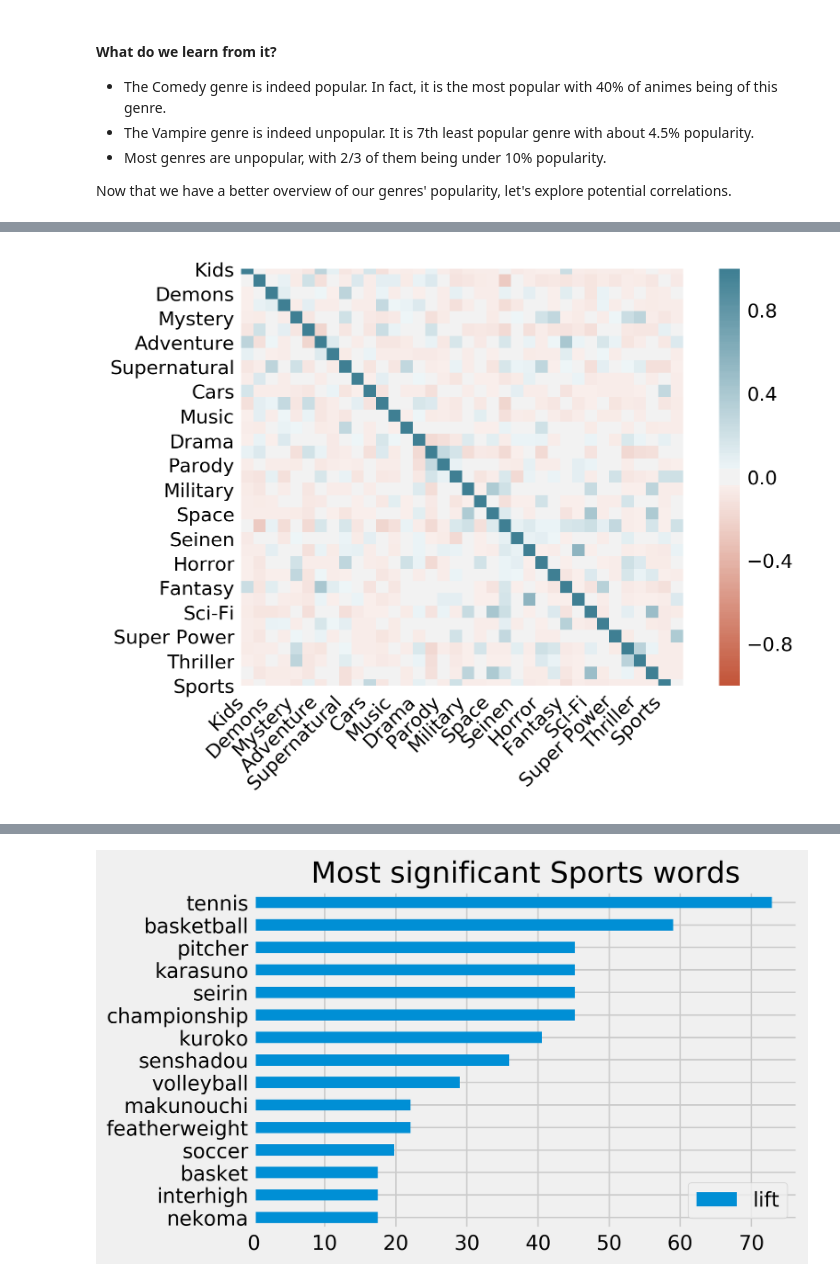
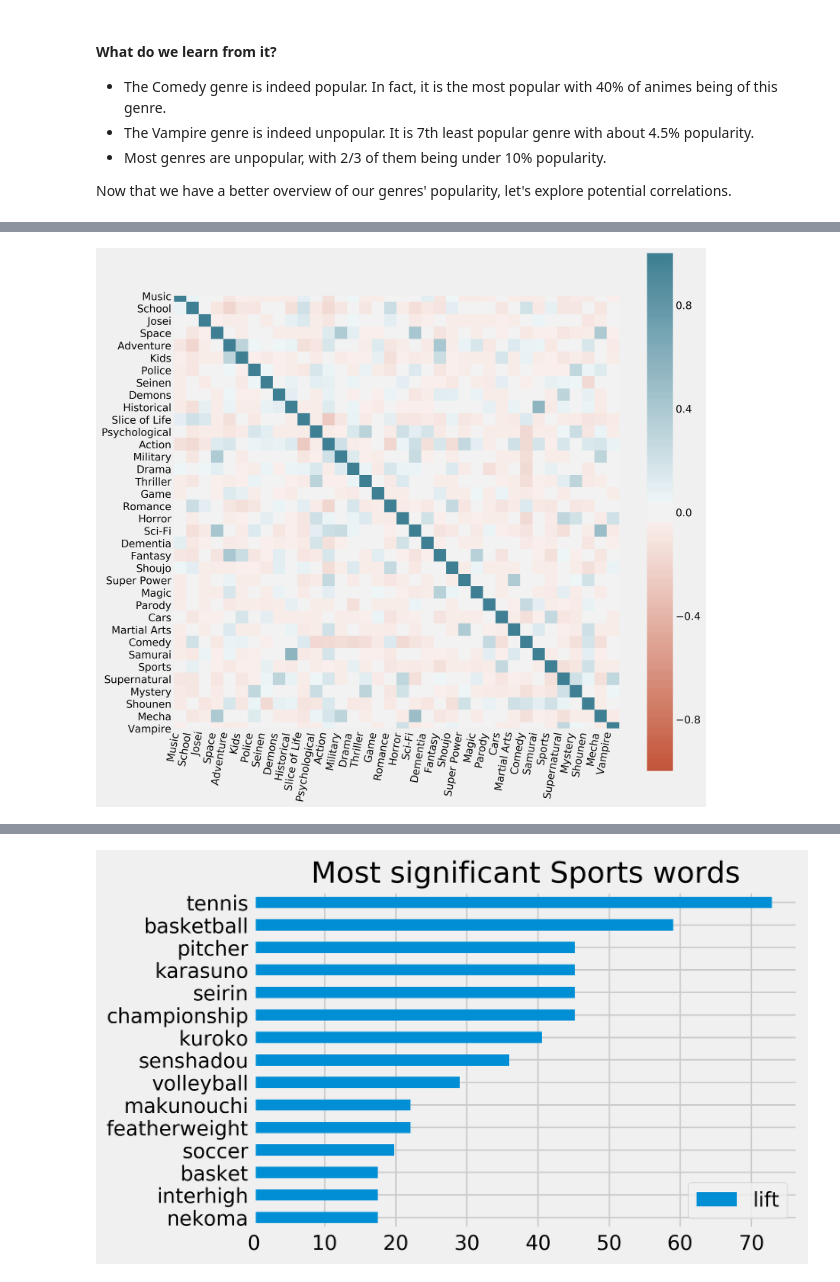
Before and after one commit to MaximeBastion/Anime_Classifier_Bayes, a Jupyter notebook: Anime_Classifier_Bayes.ipynb, the cells around one changed output, grey strips where cells are left out. Saved outputs shown, nothing was run; the diff lists cells and outputs as text; code cells hidden in the pictures.

```diff
--- a/Anime_Classifier_Bayes.ipynb
+++ b/Anime_Classifier_Bayes.ipynb
@@ -1092,8 +1102,0 @@ corr_df.corr()
-# %%
-mpl.rcParams['figure.dpi']= 300    # tells matplotlib to display inline plots at 300 DPI
-mpl.rc("savefig", dpi = 300)       # tells matplotlib to save plots at 300 DPI
-
-graph = isolated_test_set["prediction_score"].plot.hist(title = "Prediction Score Distribution", bins = 20)
-mean = isolated_test_set["prediction_score"].mean()
-graph.axvline(mean, color= "red", linewidth=2);    # ';' prevents this line from displaying smth
-graph.text(x = mean - .14, y = 200, s = "Mean", weight = 'bold', color = "red");
@@ -1178,21 +1136,24 @@ accuracy_with_wordcount.corr()
 # %%
 import seaborn as sns
 
-def corr_heatmap(corr_data):
+# Plots a heatmap of correlations
+def corr_heatmap(corr_data, figsize):
+    f, ax = plt.subplots(figsize=figsize)
     ax = sns.heatmap(
         corr_data,
         vmin=-1, vmax=1, center=0,
         cmap=sns.diverging_palette(20, 220, n=200),
         square=True
     )
     ax.set_xticklabels(
         ax.get_xticklabels(),
-        rotation=45,
+        rotation=80,
         horizontalalignment='right'
     );
 
-# we select the genre columns from our training set, and compute correlations
+# We select the genre columns from our training set, and compute correlations
+# Our genre columns already contain boolean values indicating the presence or absence of this genre
 corr = training_set_clean[selected_genres].corr()
-corr_heatmap(corr)
+corr_heatmap(corr, (12, 12))
 # %% [output]
-[figure, old version]
+[figure, new version]
```
Also changed, not shown: parts of 57 cells of this notebook.
